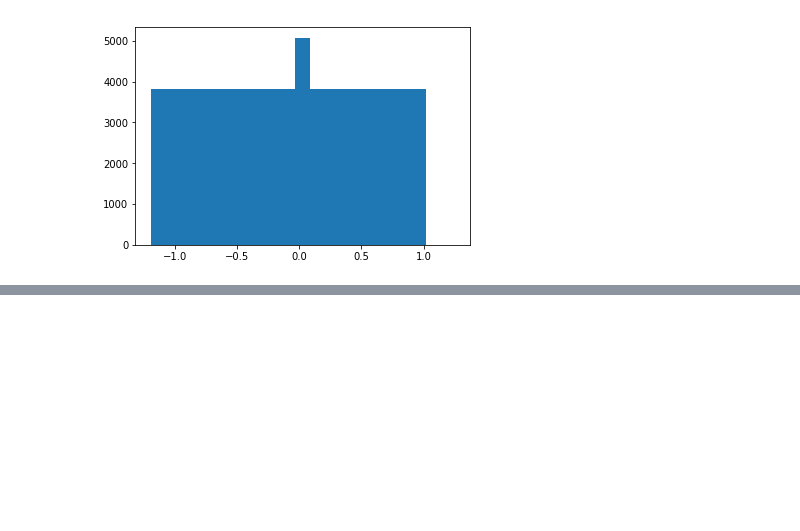
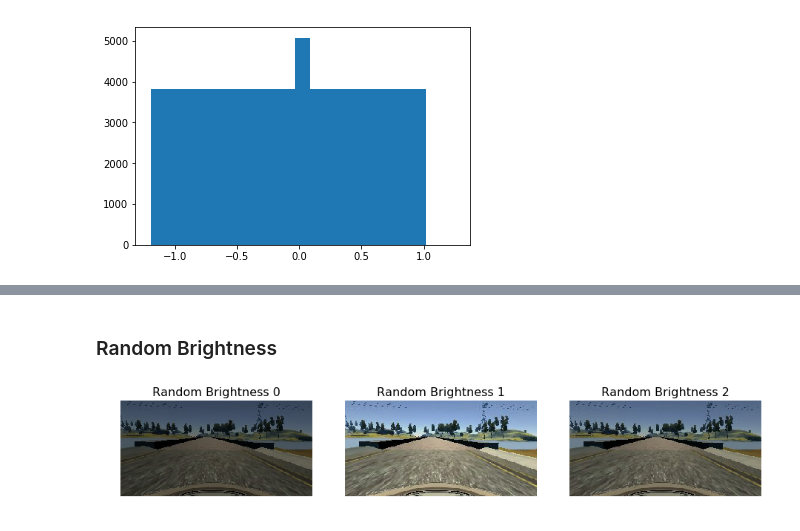
Before and after one commit to aboerzel/Behavioral-Cloning, a Jupyter notebook: data_analysis.ipynb, the cells around one changed output, grey strips where cells are left out. Saved outputs shown, nothing was run; the diff lists cells and outputs as text; code cells hidden in the pictures; blank space fills up the shorter version.

```diff
--- a/data_analysis.ipynb
+++ b/data_analysis.ipynb
@@ -2,13 +2,16 @@
 import os
 import matplotlib.pyplot as plt
 import config
+import numpy as np
+import cv2
+import random
+from sklearn.utils import shuffle
 from data import read_samples_from_file
 
-root_path = os.path.join(os.getcwd(), 'Behavioral-Cloning')
+data_folder = os.path.join(os.getcwd(), config.DATASET_ROOT_PATH)
 
-image_paths, measurements = read_samples_from_file(
-    os.path.join(os.path.join(root_path, config.DATASET_ROOT_PATH), config.DRIVING_LOG),
-    config.STEERING_CORRECTION)
+image_paths, measurements = read_samples_from_file(os.path.join(data_folder, config.DRIVING_LOG),
+                                                   config.STEERING_CORRECTION)
 
 # print the length of the dataset
 print('image_paths: {}'.format((len(image_paths))))
@@ -45,0 +88,13 @@ plt.show()
+# %%
+def show_images(images, titles):
+    num = len(images)
+    f, ax = plt.subplots(1, num, figsize=(12, 4))
+    f.tight_layout()
+
+    for i in range(num):
+        ax[i].axis('off')
+        ax[i].imshow(images[i])
+        ax[i].set_title(titles[i], fontsize=16)
+
+    plt.subplots_adjust(left=0., right=1, top=0.9, bottom=0.)
+    return plt
@@ -45,0 +112,13 @@ plt.show()
+# %% [markdown]
+### Random Brightness
+# %%
+images = []
+titles = []
+for i in range(3):
+    images.append(random_brightness(sample_image))
+    titles.append('Random Brightness {}'.format(i))
+
+plt = show_images(images, titles)
+plt.savefig(os.path.join(root_path, './examples/random_brightness.png'))
+# %% [output]
+[figure, added]
```
Also changed, not shown: parts of 15 cells of this notebook.
